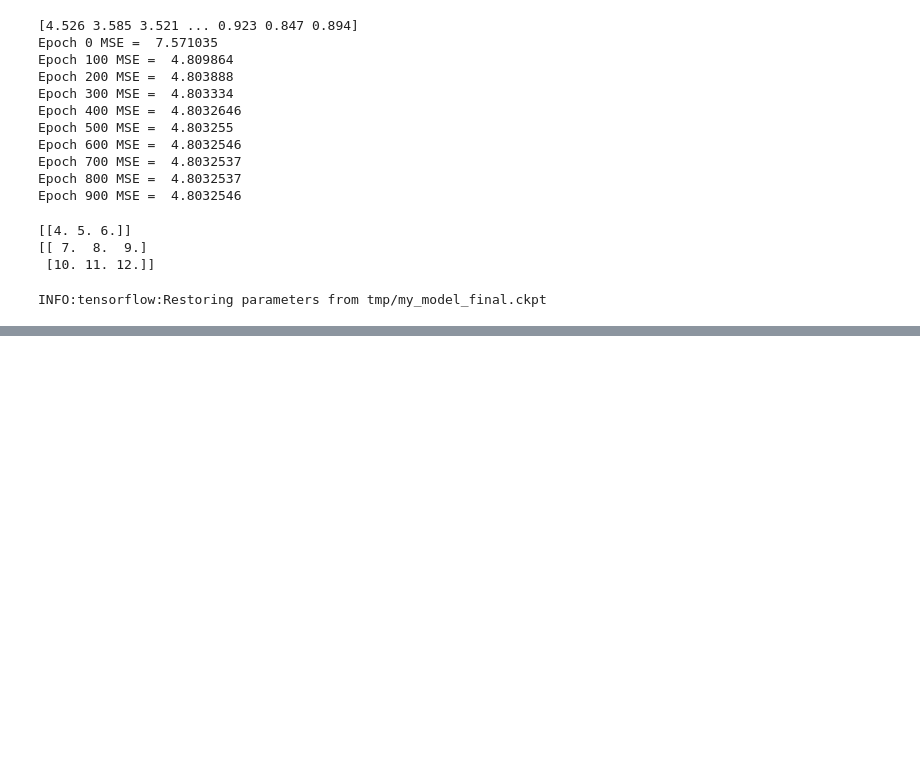
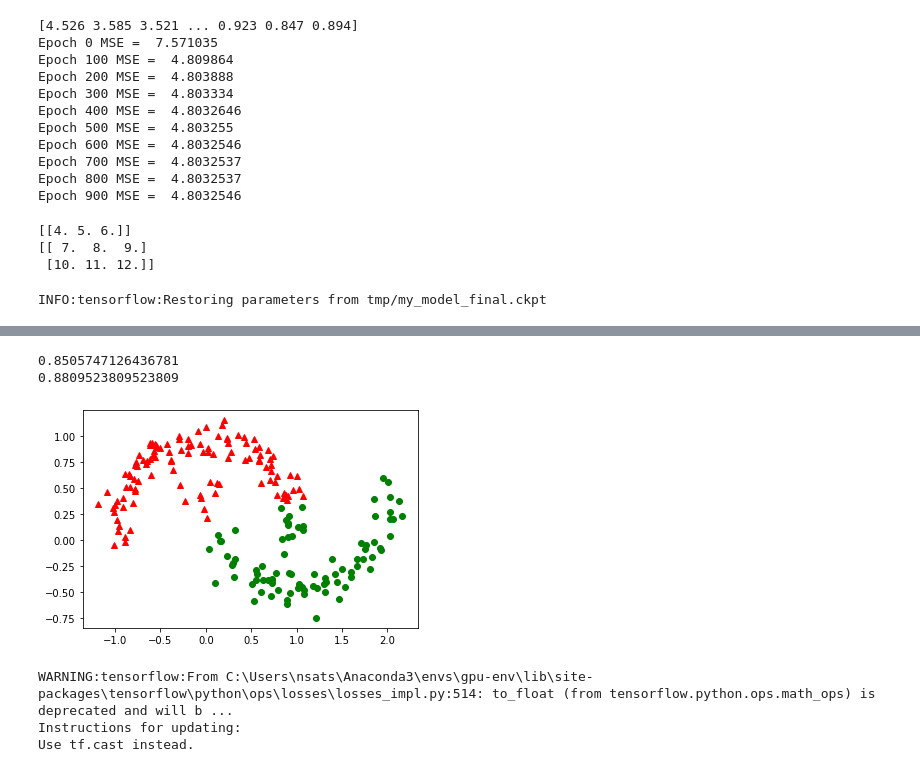
Before and after one commit to nsakki55/tech-notes, a Jupyter notebook: handson-ml/mycode/TF_session.ipynb, the cells around one changed output, grey strips where cells are left out. Drawn from its saved outputs; the diff is of its cells as text; code cells hidden in the pictures; blank space fills up the shorter version.

```diff
--- a/handson-ml/mycode/TF_session.ipynb
+++ b/handson-ml/mycode/TF_session.ipynb
@@ -204,0 +453,16 @@ with tf.Session() as sess:
+# %%
+n_epochs = 1000
+batch_size = 50
+n_batches = int(np.ceil(m/batch_size))
+
+with tf.Session() as sess:
+    sess.run(init)
+
+    for epoch in range(n_epochs):
+        for batch_index in range(n_batches):
+            X_batch, y_batch = random_batch(X_train, y_train, batch_size)
+            sess.run(training_op, feed_dict={X:X_batch, y:y_batch})
+        loss_val = loss.eval({X:X_test, y:y_test})
+        if epoch % 100 ==0:
+            print('Epoch:',epoch, '\tloss:', loss_val)
+    y_proba_val = y_proba.eval(feed_dict={X:X_test, y:y_test})
@@ -204,0 +480,15 @@ with tf.Session() as sess:
+# %%
+from sklearn.metrics import precision_score, recall_score
+y_pred = (y_proba_val >= 0.5)
+print(precision_score(y_test, y_pred))
+print(recall_score(y_test,y_pred))
+# %% [output]
+0.8505747126436781
+0.8809523809523809
+# %%
+y_pred_idx = y_pred.reshape(-1)
+plt.plot(X_test[y_pred_idx,1], X_test[y_pred_idx,2],'go')
+plt.plot(X_test[~y_pred_idx, 1], X_test[~y_pred_idx, 2], 'r^')
+plt.show()
+# %% [output]
+[figure, added]
@@ -204,0 +537,14 @@ with tf.Session() as sess:
+# %%
+n_inputs = 2 + 4
+logdir = log_dir("logreg")
+
+X = tf.placeholder(tf.float32, shape=(None, n_inputs + 1), name="X")
+y = tf.placeholder(tf.float32, shape=(None, 1), name="y")
+
+y_proba, loss, training_op, loss_summary, init, saver = logistic_regression(X, y)
+
+file_writer = tf.summary.FileWriter(logdir, tf.get_default_graph())
+# %% [output]
+WARNING:tensorflow:From C:\Users\nsats\Anaconda3\envs\gpu-env\lib\site-packages\tensorflow\python\ops\losses\losses_impl.py:514: to_float (from tensorflow.python.ops.math_ops) is deprecated and will b ...
+Instructions for updating:
+Use tf.cast instead.
```
Also changed, not shown: parts of 22 cells of this notebook, 21 other files.
